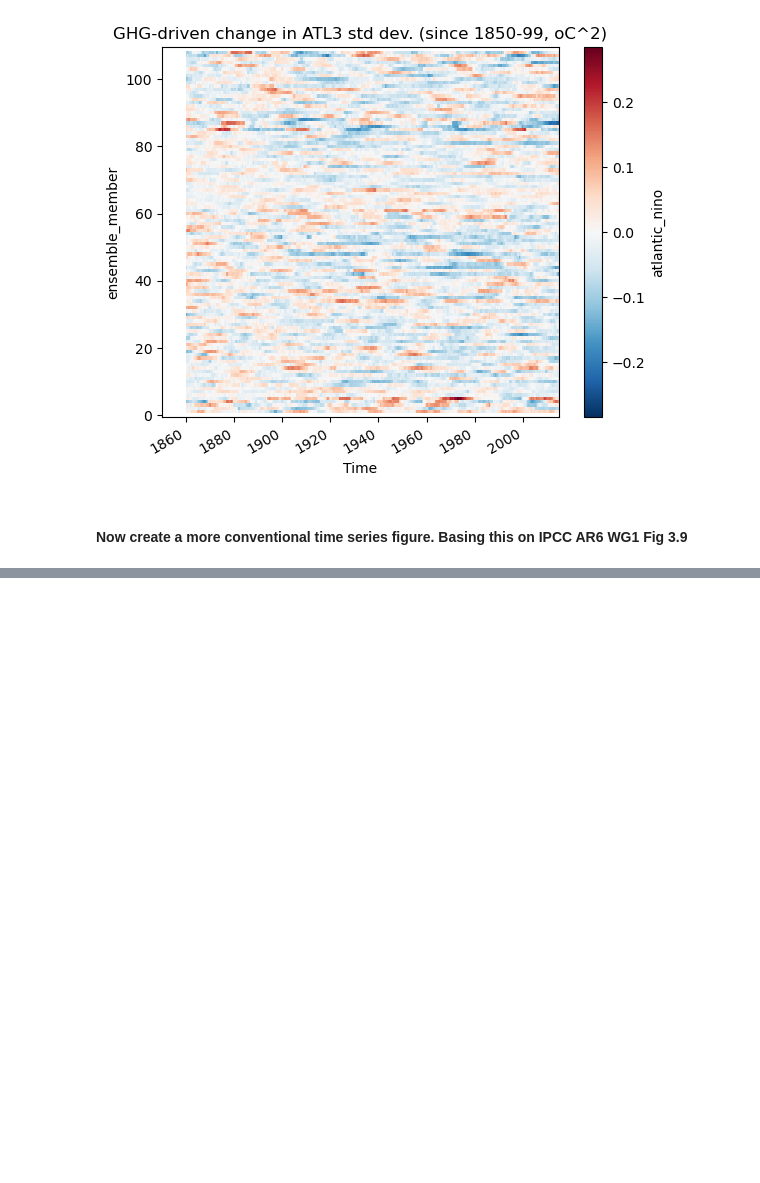
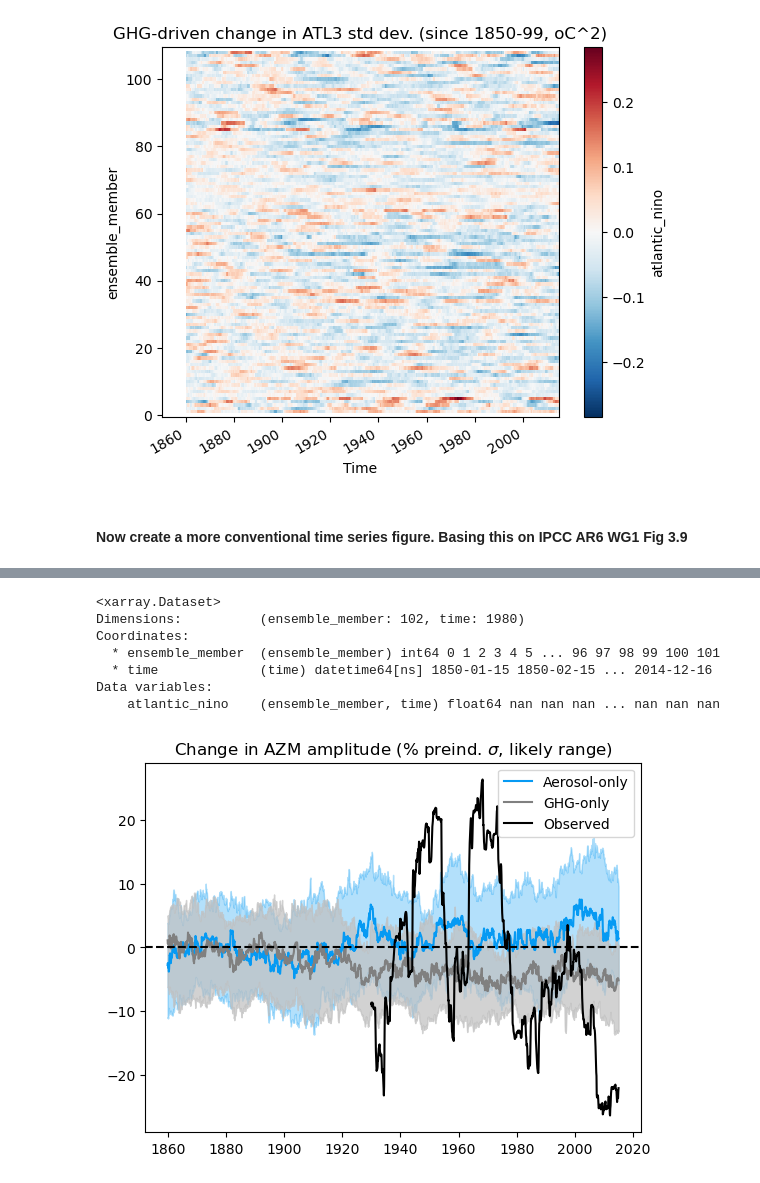
Before and after one commit to pmip4/TropicalAtlanticVariability, a Jupyter notebook: attribution/AZM-attribution.ipynb, the cells around one changed output, grey strips where cells are left out. Saved outputs shown, nothing was run; the diff lists cells and outputs as text; code cells hidden in the pictures; blank space fills up the shorter version.

```diff
--- a/attribution/AZM-attribution.ipynb
+++ b/attribution/AZM-attribution.ipynb
@@ -154,0 +163,42 @@ Coordinates:
+# %%
+# Compute the median and percentile ranges along the y-axis
+print(aer_array)
+median_raw = aer_array['atlantic_nino'].rolling(time=window_size).std().median(dim='ensemble_member')
+median = 100*(median_raw-median_raw.sel(time=slice('1850-01-01','1879-12-31')).mean(dim='time'))/median_raw.sel(time=slice('1850-01-01','1879-12-31')).mean(dim='time')
+bot_pctile_raw = aer_array['atlantic_nino'].rolling(time=window_size).std().quantile(0.33, dim='ensemble_member')
+bot_pctile = 100*(bot_pctile_raw-median_raw.sel(time=slice('1850-01-01','1879-12-31')).mean(dim='time'))/median_raw.sel(time=slice('1850-01-01','1879-12-31')).mean(dim='time')
+top_pctile_raw = aer_array['atlantic_nino'].rolling(time=window_size).std().quantile(0.66, dim='ensemble_member')
+top_pctile = 100*(top_pctile_raw-median_raw.sel(time=slice('1850-01-01','1879-12-31')).mean(dim='time'))/median_raw.sel(time=slice('1850-01-01','1879-12-31')).mean(dim='time')
+# Plot the results
+plt.plot(aer_array.time, median, label='Aerosol-only',color='xkcd:azure')
+plt.fill_between(aer_array.time, bot_pctile, top_pctile, alpha=0.3,color='xkcd:azure')
+
+#repeat for the GHG runs
+median_raw = ghg_array['atlantic_nino'].rolling(time=window_size).std().median(dim='ensemble_member')
+median = 100*(median_raw-median_raw.sel(time=slice('1850-01-01','1879-12-31')).mean(dim='time'))/median_raw.sel(time=slice('1850-01-01','1879-12-31')).mean(dim='time')
+bot_pctile_raw = ghg_array['atlantic_nino'].rolling(time=window_size).std().quantile(0.33, dim='ensemble_member')
+bot_pctile = 100*(bot_pctile_raw-median_raw.sel(time=slice('1850-01-01','1879-12-31')).mean(dim='time'))/median_raw.sel(time=slice('1850-01-01','1879-12-31')).mean(dim='time')
+top_pctile_raw = ghg_array['atlantic_nino'].rolling(time=window_size).std().quantile(0.66, dim='ensemble_member')
+top_pctile = 100*(top_pctile_raw-median_raw.sel(time=slice('1850-01-01','1879-12-31')).mean(dim='time'))/median_raw.sel(time=slice('1850-01-01','1879-12-31')).mean(dim='time')
+plt.plot(ghg_array.time, median, label='GHG-only',color='gray')
+plt.fill_between(ghg_array.time, bot_pctile, top_pctile, alpha=0.7,color='silver')
+
+# Add in the observations...
+plt.plot(obs.time,obs_std, label='Observed',color='black')
+
+# Customize the plot
+plt.title(r'Change in AZM amplitude (% preind. $\sigma$, likely range)')
+plt.axhline(y=0.0,color='black',linestyle='--')
+plt.legend()
+
+# Show the plot
+plt.show()
+# %% [output]
+<xarray.Dataset>
+Dimensions:          (ensemble_member: 102, time: 1980)
+Coordinates:
+  * ensemble_member  (ensemble_member) int64 0 1 2 3 4 5 ... 96 97 98 99 100 101
+  * time             (time) datetime64[ns] 1850-01-15 1850-02-15 ... 2014-12-16
+Data variables:
+    atlantic_nino    (ensemble_member, time) float64 nan nan nan ... nan nan nan
+[figure, added]
```
Also changed, not shown: parts of 2 cells of this notebook.
